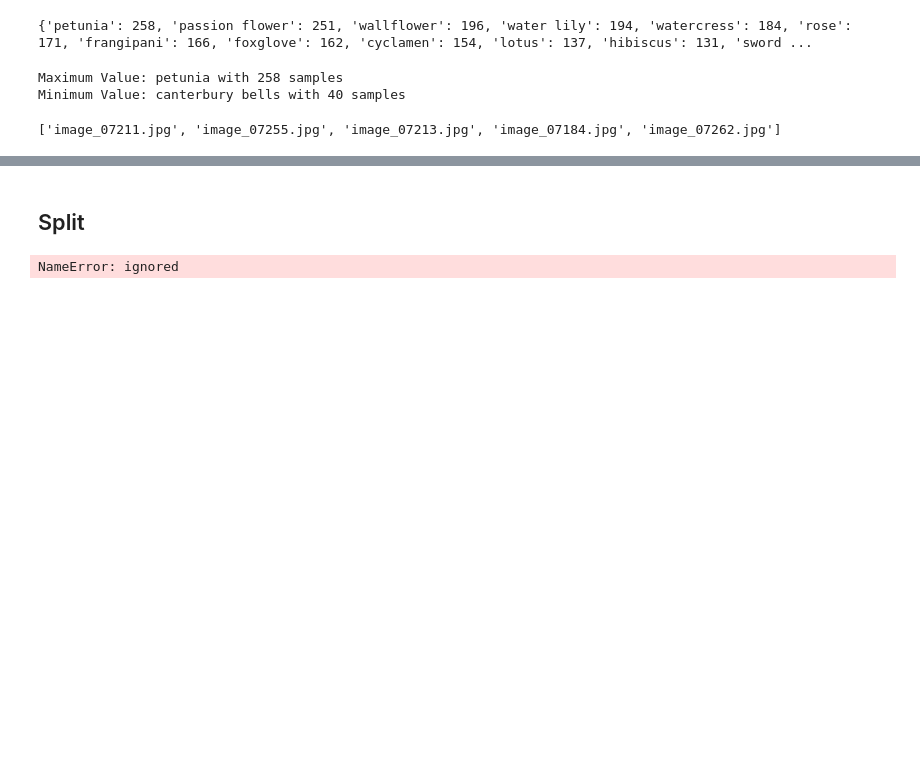
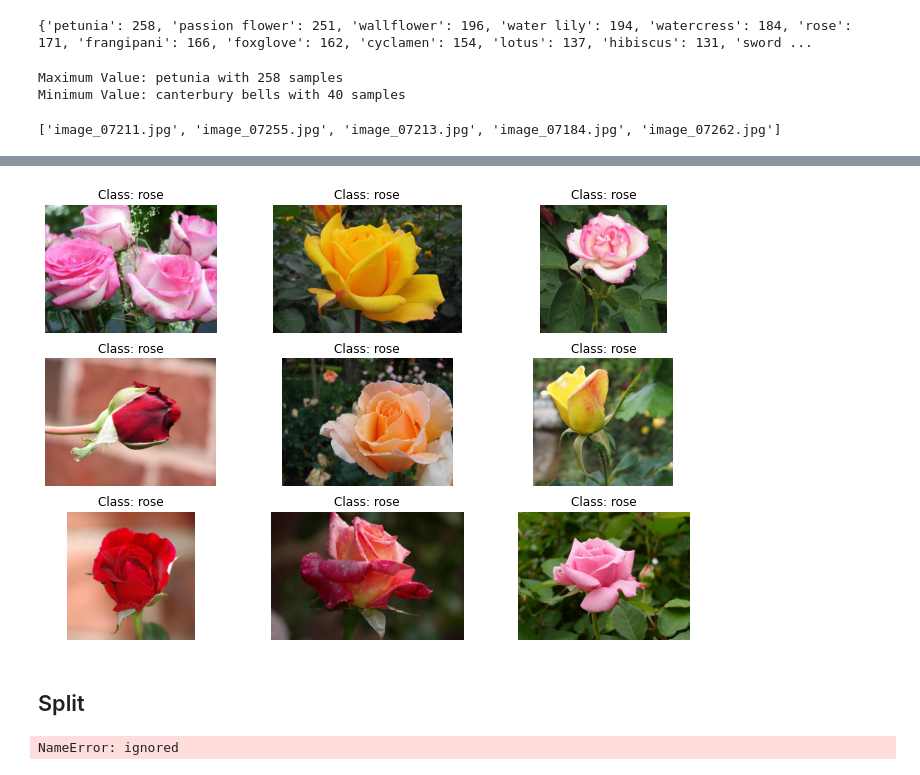
Before and after one commit to MarioAvolio/102-Category-Flower-Dataset-with-Keras, a Jupyter notebook: Flowers.ipynb, the cells around one changed output, grey strips where cells are left out. Drawn from its saved outputs; the diff is of its cells as text; code cells hidden in the pictures; blank space fills up the shorter version.

```diff
--- a/Flowers.ipynb
+++ b/Flowers.ipynb
@@ -99,6 +99,9 @@ NAMES = [
     "mexican petunia", "bromelia", "blanket flower", "trumpet creeper",
     "blackberry lily"
 ]
+
+NAMES_ID = dict(zip(NAMES, [x for x in range(len(NAMES))]))
+ID_NAMES = dict(zip([x for x in range(len(NAMES))], NAMES))
 # %% [output]
 Mounted at /content/gdrive
 # %% [markdown]
@@ -197,6 +209,23 @@ def plot_figure(df, path_figure = PATH_JPG):
       plt.title('Class: '+ NAMES[int(random_image_cat[index])])
       plt.axis('off')
   plt.show()
+
+
+
+def plot_figure_by_class(df, class_number, path_figure = PATH_JPG):
+  plt.figure(figsize=(12,8))
+
+  random_image = df[df['Category']==str(class_number)].sample(n=9)
+  random_image_paths = random_image['Id'].values
+  random_image_cat = random_image['Category'].values
+
+  for index, path in enumerate(random_image_paths):
+      im = PIL.Image.open(path_figure+path)
+      plt.subplot(3,3, index+1)
+      plt.imshow(im)
+      plt.title('Class: ' + NAMES[int(random_image_cat[index])])
+      plt.axis('off')
+  plt.show()
 # %% [markdown]
 # Data
 # %%
@@ -250,3 +279,7 @@ plot_figure(df)
+# %%
+plot_figure_by_class(df, NAMES_ID["rose"]) # print figures rappresents roses
+# %% [output]
+[figure, added]
 # %% [markdown]
 ## Split
 # %%
```
Also changed, not shown: parts of 2 cells of this notebook.
